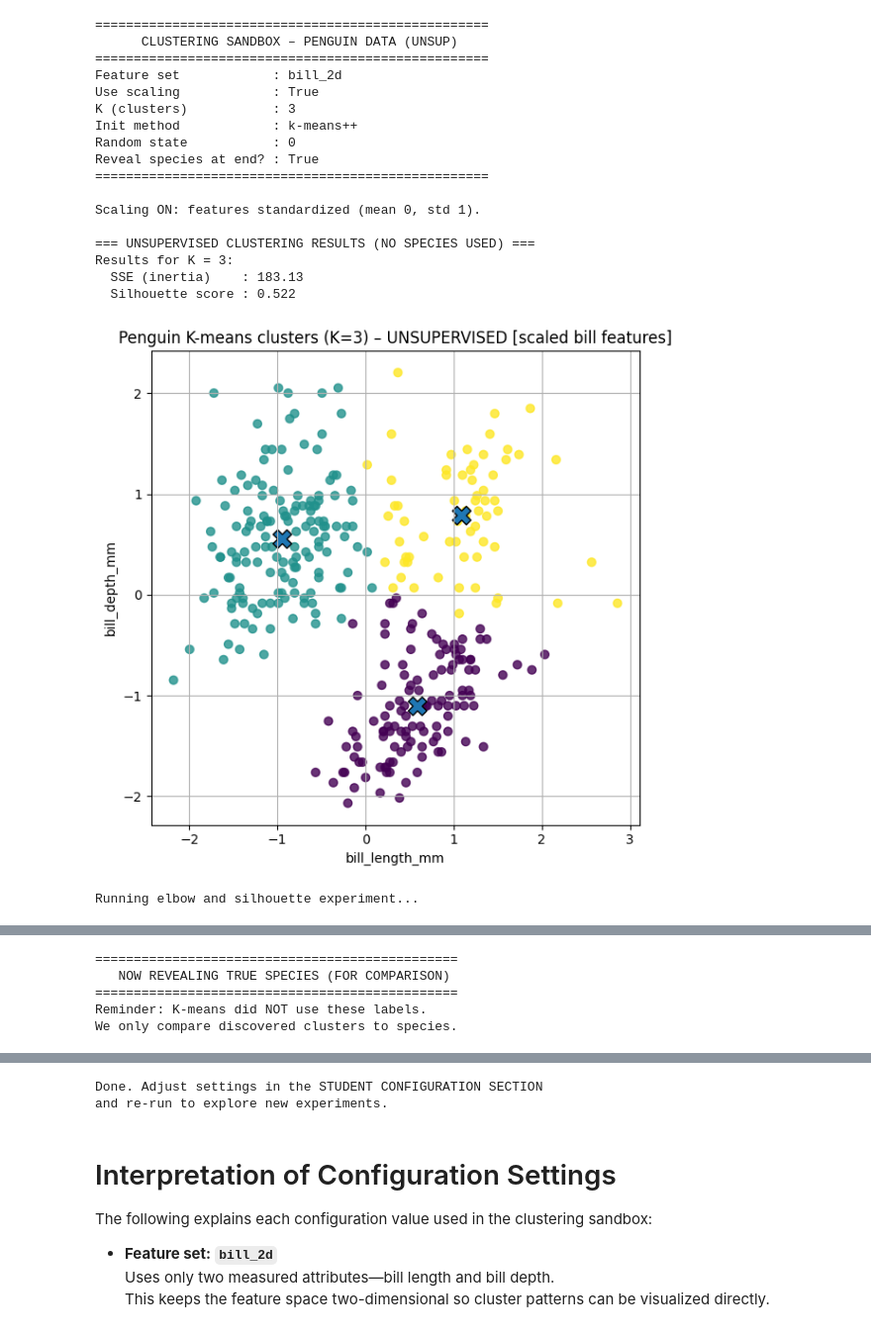
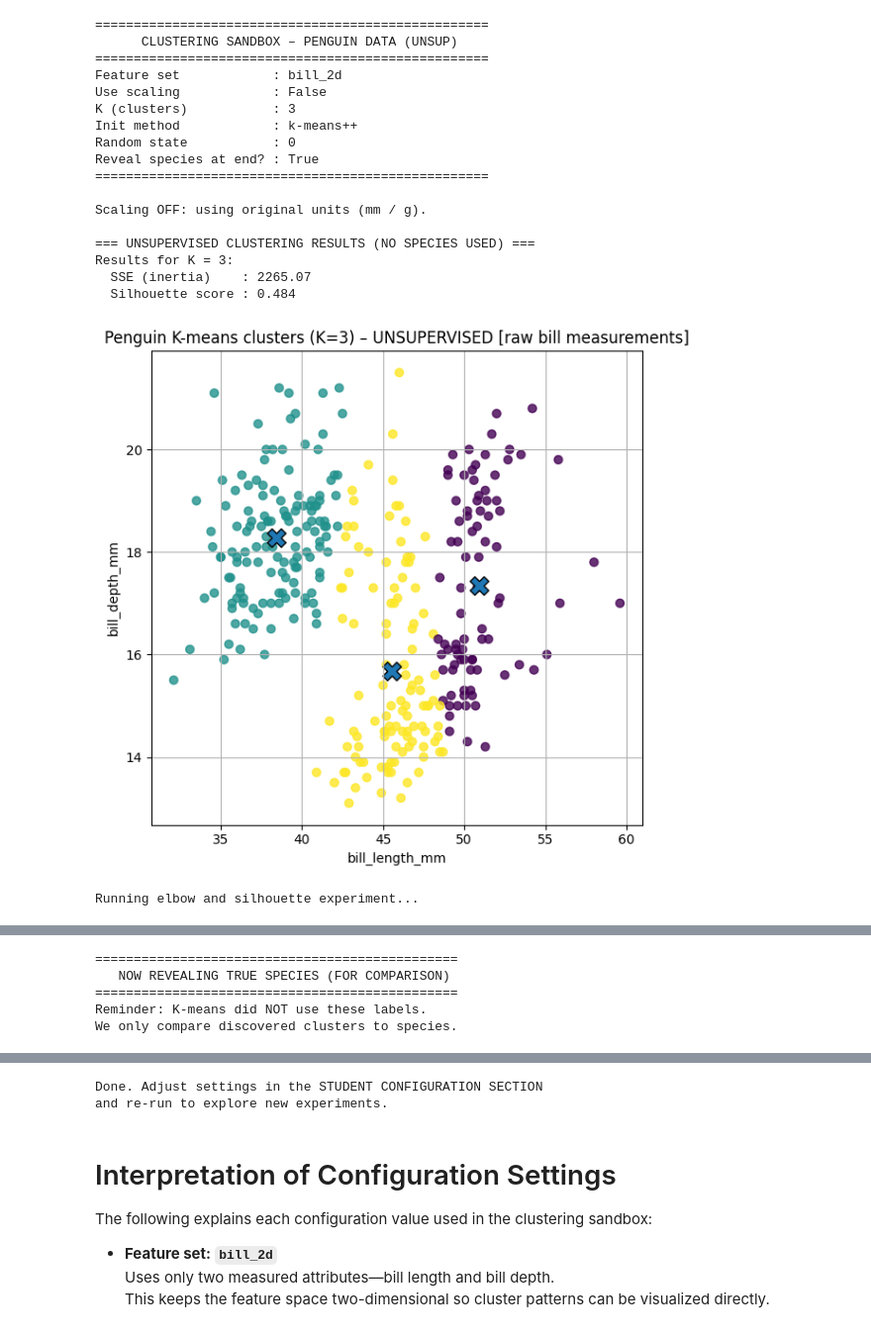
Before and after one commit to LuaanNguyen/penguin-cluster-analysis, a Jupyter notebook: Cluster_Analysis.ipynb, the cells around one changed output, grey strips where cells are left out. Shown: that part at 99% size. Saved outputs shown, nothing was run; the diff lists cells and outputs as text; code cells hidden in the pictures.

Commit message:
Add analysis for scaling OFF

```diff
--- a/Cluster_Analysis.ipynb
+++ b/Cluster_Analysis.ipynb
@@ -41,7 +41,8 @@ FEATURE_SET = "bill_2d"
 # Scale features before clustering?
 #   True  -> standardize to mean 0, std 1   (recommended)
 #   False -> use raw units (mm, g)
-USE_SCALING = True
+# USE_SCALING = True
+USE_SCALING = False # Experiment 1: Turn scaling off
 
 # Number of clusters K for K-means
 N_CLUSTERS = 3
@@ -350,36 +351,36 @@ def main():
         print("Reminder: K-means did NOT use these labels.")
         print("We only compare discovered clusters to species.\n")
         plot_true_species_2d(X, y_true, feature_names, species_names)
     elif REVEAL_SPECIES and FEATURE_SET != "bill_2d":
         print("\nSpecies comparison only implemented for 'bill_2d'.")
         print("Set FEATURE_SET = 'bill_2d' to see species plot.")
     else:
         print("\nSpecies labels are hidden (REVEAL_SPECIES = False).")
         print("This run remains purely unsupervised.")
 
     print("\nDone. Adjust settings in the STUDENT CONFIGURATION SECTION")
     print("and re-run to explore new experiments.")
 
 
 if __name__ == "__main__":
     main()
 # %% [output]
 ===================================================
       CLUSTERING SANDBOX – PENGUIN DATA (UNSUP)
 ===================================================
 Feature set            : bill_2d
-Use scaling            : True
+Use scaling            : False
 K (clusters)           : 3
 Init method            : k-means++
 Random state           : 0
 Reveal species at end? : True
 ===================================================
 
-Scaling ON: features standardized (mean 0, std 1).
+Scaling OFF: using original units (mm / g).
 
 === UNSUPERVISED CLUSTERING RESULTS (NO SPECIES USED) ===
 Results for K = 3:
-  SSE (inertia)    : 183.13
-  Silhouette score : 0.522
+  SSE (inertia)    : 2265.07
+  Silhouette score : 0.484
-[figure, old version]
+[figure, new version]
 Running elbow and silhouette experiment...
```
Also changed, not shown: parts of 2 cells of this notebook, 8 other files.
